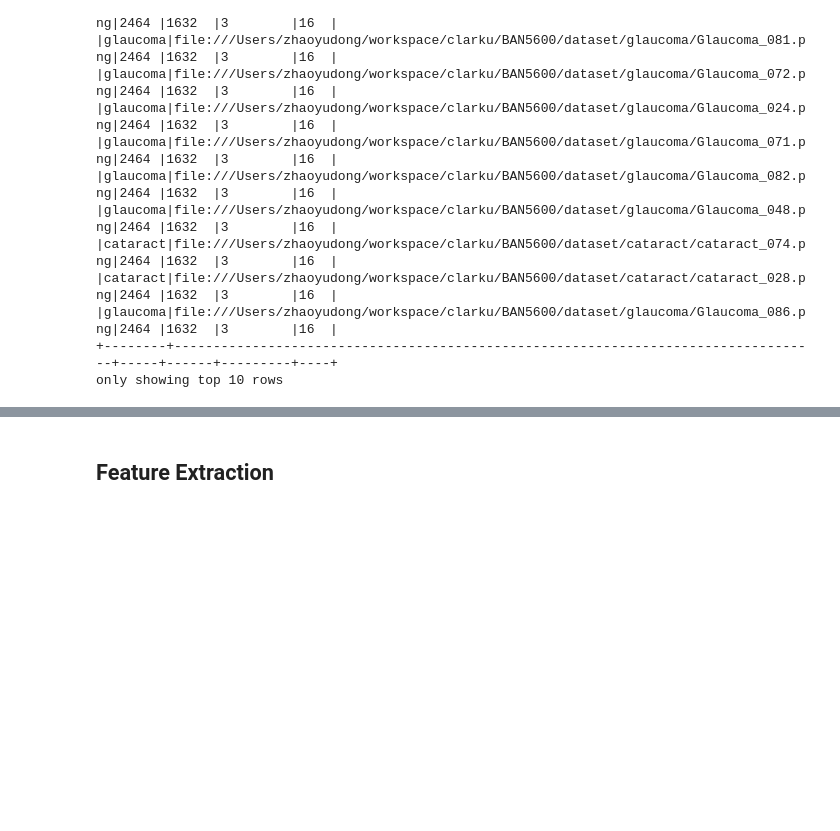
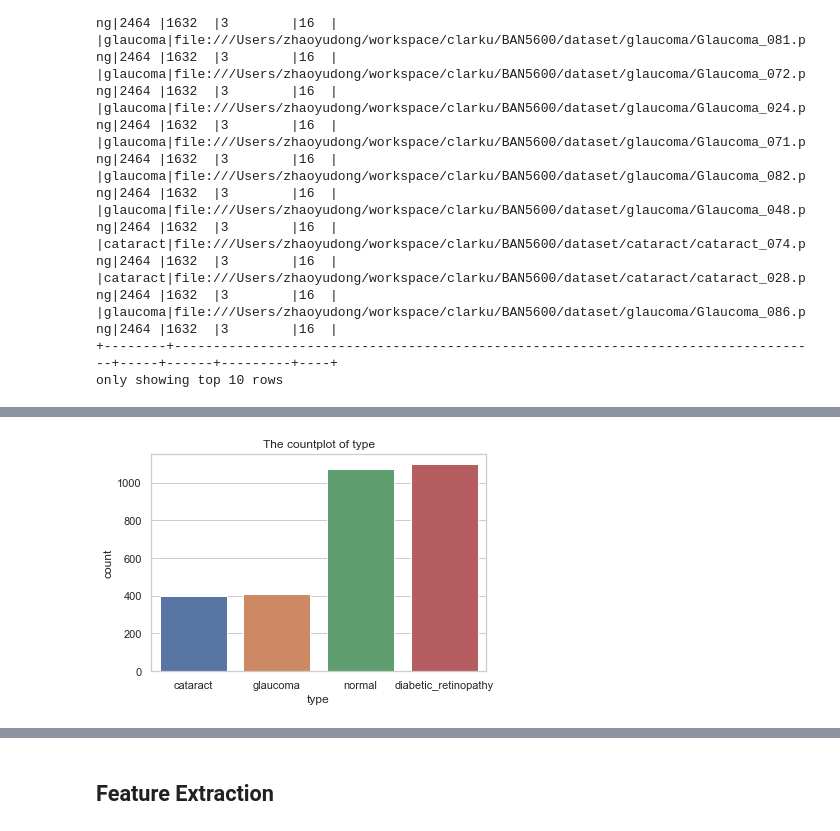
Before and after one commit to zhaoyudong/BAN5600, a Jupyter notebook: eye_diseases_classification.ipynb, the cells around one changed output, grey strips where cells are left out. Drawn from its saved outputs; the diff is of its cells as text; code cells hidden in the pictures; blank space fills up the shorter version.

```diff
--- a/eye_diseases_classification.ipynb
+++ b/eye_diseases_classification.ipynb
@@ -148,0 +230,5 @@ df.select('type', 'image.origin', 'image.width', 'image.height', 'image.nChannel
+# %%
+ax = sns.countplot(x=pandasdf.type).set(title='The countplot of type')
+plt.show()
+# %% [output]
+[figure, added]
```
Also changed, not shown: parts of 61 cells of this notebook, 2 other files.
